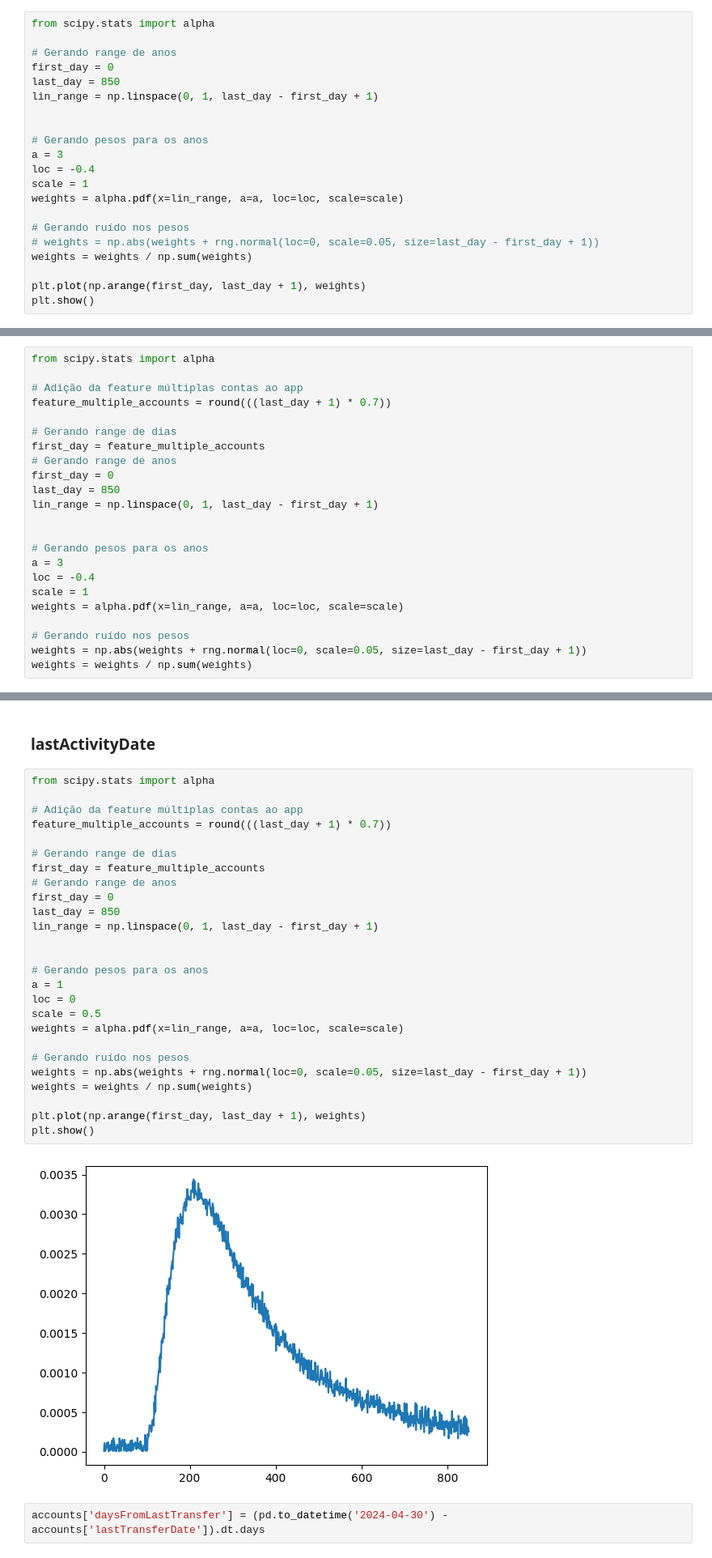
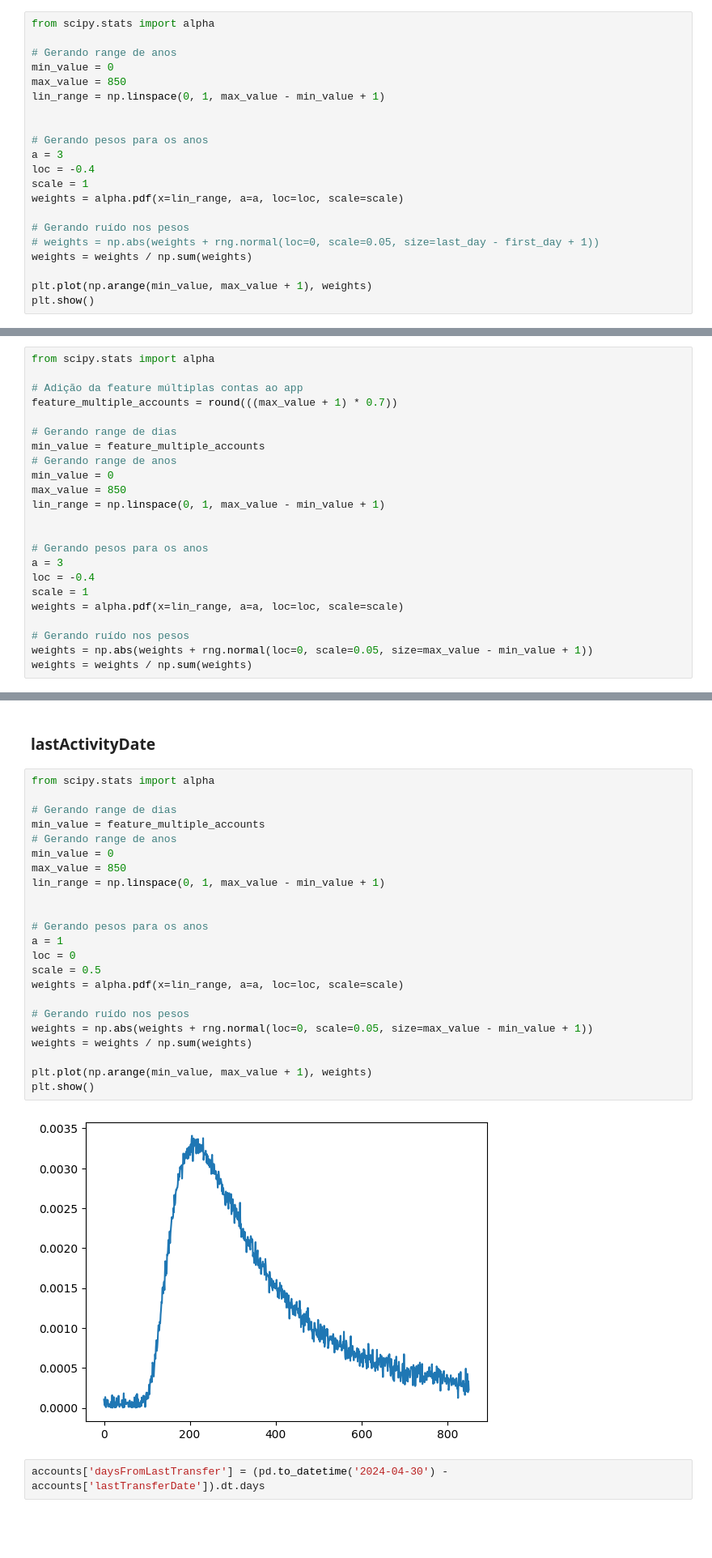
Before and after one commit to igorjr-rubcube/data-mocking, a Jupyter notebook: mocking-presentation.ipynb, the cells around one changed output, grey strips where cells are left out. Shown: that part at 81% size. Cells and saved outputs as stored; diff of their text form; blank space fills up the shorter version.

```diff
--- a/mocking-presentation.ipynb
+++ b/mocking-presentation.ipynb
@@ -445,9 +443,9 @@ accounts['createdAt'] = pd.to_datetime('2024-04-30') - pd.to_timedelta(accounts[
 from scipy.stats import alpha
 
 # Gerando range de anos
-first_day = 0
-last_day = 850
-lin_range = np.linspace(0, 1, last_day - first_day + 1)
+min_value = 0
+max_value = 850
+lin_range = np.linspace(0, 1, max_value - min_value + 1)
 
 
 # Gerando pesos para os anos
@@ -460,7 +458,7 @@ weights = alpha.pdf(x=lin_range, a=a, loc=loc, scale=scale)
 # weights = np.abs(weights + rng.normal(loc=0, scale=0.05, size=last_day - first_day + 1))
 weights = weights / np.sum(weights)
 
-plt.plot(np.arange(first_day, last_day + 1), weights)
+plt.plot(np.arange(min_value, max_value + 1), weights)
 plt.show()
 # %% [output]
 [figure]
@@ -482,14 +480,14 @@ first_accounts['lastTransferDate'] = pd.to_datetime('2024-04-30') - pd.to_timede
 from scipy.stats import alpha
 
 # Adição da feature múltiplas contas ao app
-feature_multiple_accounts = round(((last_day + 1) * 0.7))
+feature_multiple_accounts = round(((max_value + 1) * 0.7))
 
 # Gerando range de dias
-first_day = feature_multiple_accounts
+min_value = feature_multiple_accounts
 # Gerando range de anos
-first_day = 0
-last_day = 850
-lin_range = np.linspace(0, 1, last_day - first_day + 1)
+min_value = 0
+max_value = 850
+lin_range = np.linspace(0, 1, max_value - min_value + 1)
 
 
 # Gerando pesos para os anos
@@ -499,7 +497,7 @@ scale = 1
 weights = alpha.pdf(x=lin_range, a=a, loc=loc, scale=scale)
 
 # Gerando ruído nos pesos
-weights = np.abs(weights + rng.normal(loc=0, scale=0.05, size=last_day - first_day + 1))
+weights = np.abs(weights + rng.normal(loc=0, scale=0.05, size=max_value - min_value + 1))
 weights = weights / np.sum(weights)
 # %%
 other_accounts = accounts.loc[USER_COUNT:].copy()
@@ -518,31 +518,28 @@ accounts = pd.concat([first_accounts, other_accounts])
 # %%
 from scipy.stats import alpha
 
-# Adição da feature múltiplas contas ao app
-feature_multiple_accounts = round(((last_day + 1) * 0.7))
-
 # Gerando range de dias
-first_day = feature_multiple_accounts
+min_value = feature_multiple_accounts
 # Gerando range de anos
-first_day = 0
-last_day = 850
-lin_range = np.linspace(0, 1, last_day - first_day + 1)
+min_value = 0
+max_value = 850
+lin_range = np.linspace(0, 1, max_value - min_value + 1)
 
 
 # Gerando pesos para os anos
 a = 1
 loc = 0
 scale = 0.5
 weights = alpha.pdf(x=lin_range, a=a, loc=loc, scale=scale)
 
 # Gerando ruído nos pesos
-weights = np.abs(weights + rng.normal(loc=0, scale=0.05, size=last_day - first_day + 1))
+weights = np.abs(weights + rng.normal(loc=0, scale=0.05, size=max_value - min_value + 1))
 weights = weights / np.sum(weights)
 
-plt.plot(np.arange(first_day, last_day + 1), weights)
+plt.plot(np.arange(min_value, max_value + 1), weights)
 plt.show()
 # %% [output]
-[figure, old version]
+[figure, new version]
 # %%
 accounts['daysFromLastTransfer'] = (pd.to_datetime('2024-04-30') - accounts['lastTransferDate']).dt.days
 # %%
```
Also changed, not shown: parts of 51 cells of this notebook.
